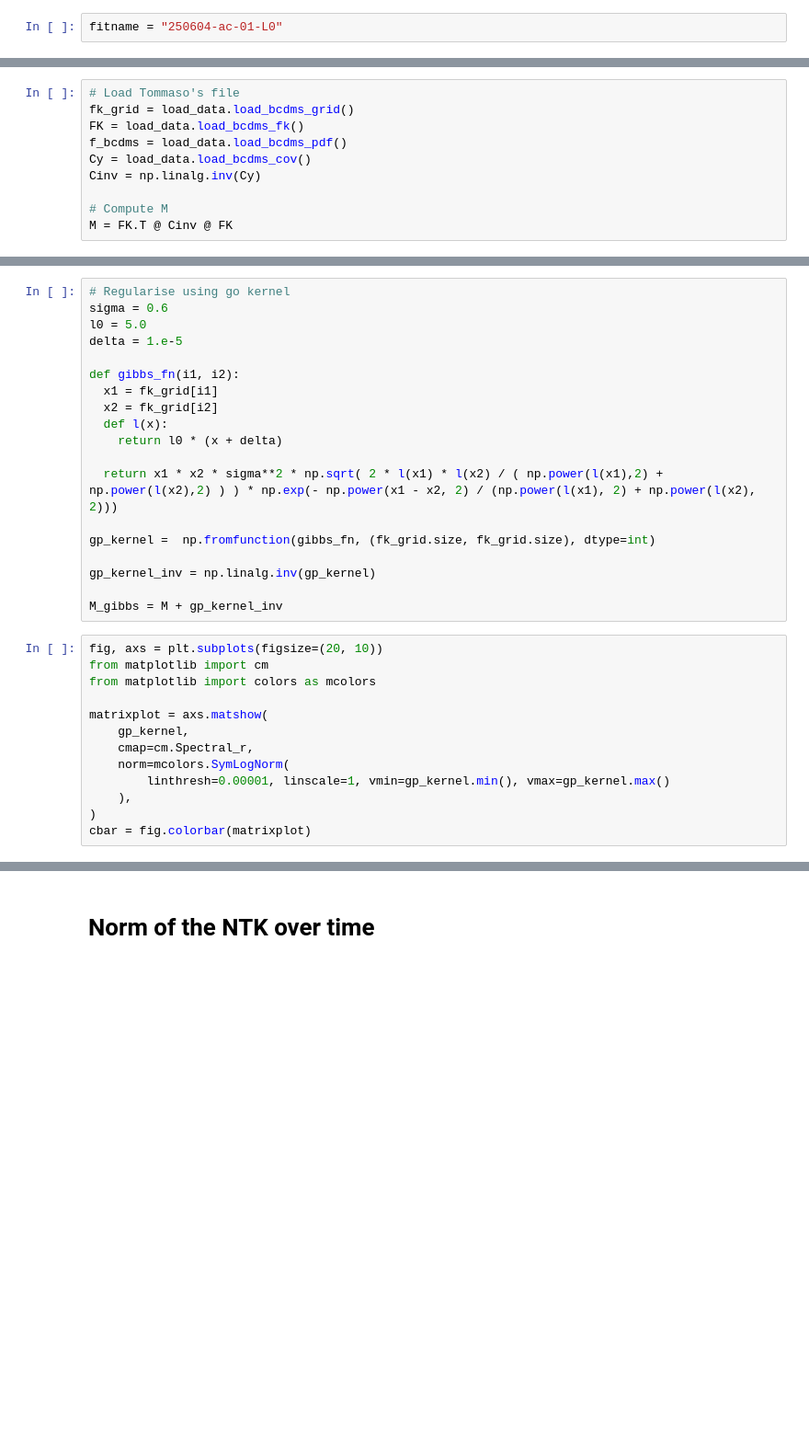
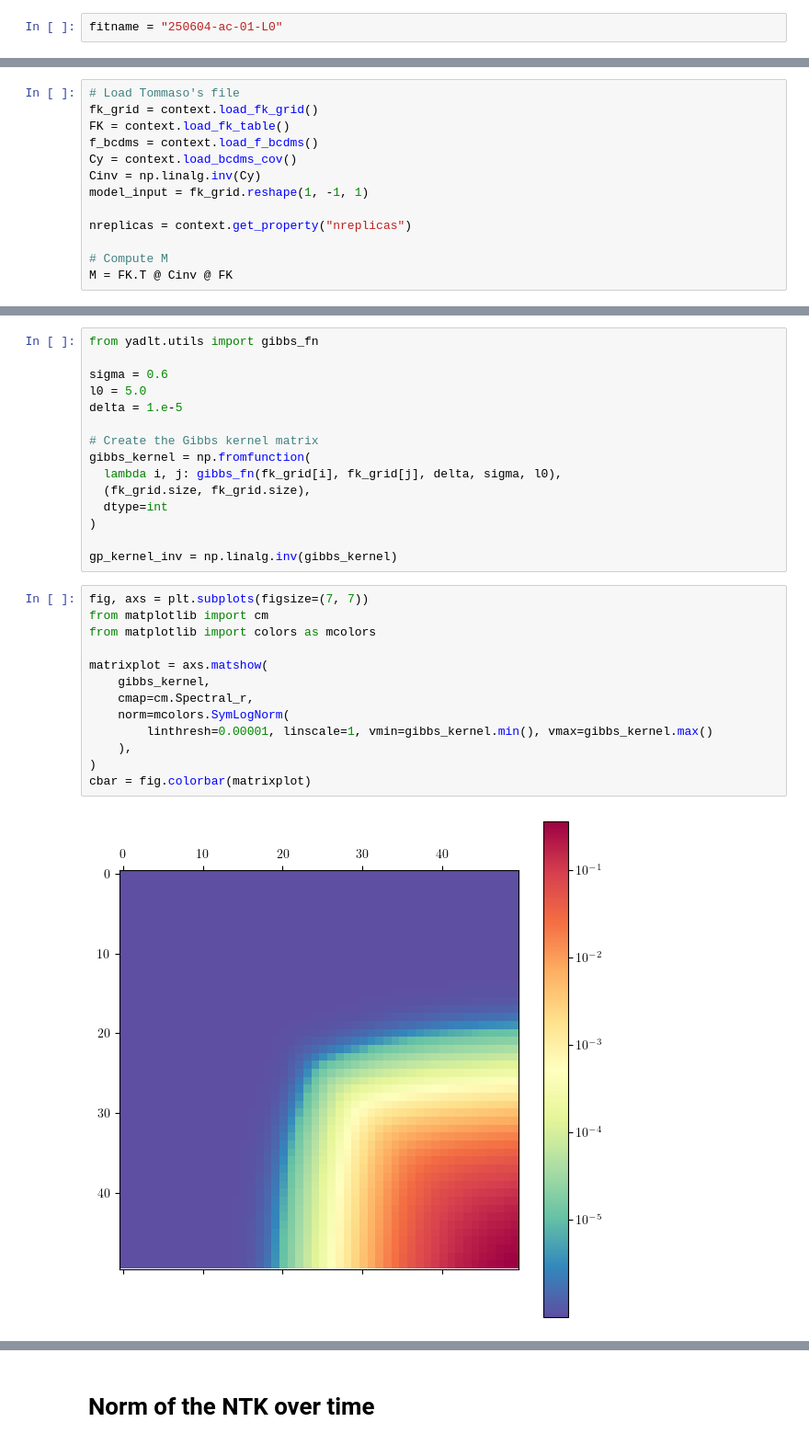
Before and after one commit to achiefa/DeepLearningTheory, a Jupyter notebook: notebooks/amedeo.ipynb, the cells around one changed output, grey strips where cells are left out. Shown at 92% size. Drawn from its saved outputs; the diff is of its cells as text; blank space fills up the shorter version.

```diff
--- a/notebooks/amedeo.ipynb
+++ b/notebooks/amedeo.ipynb
@@ -42,10 +35,13 @@ FORCE_SERIALIZATION = True
 # %%
 # Load Tommaso's file
-fk_grid = load_data.load_bcdms_grid()
-FK = load_data.load_bcdms_fk()
-f_bcdms = load_data.load_bcdms_pdf()
-Cy = load_data.load_bcdms_cov()
+fk_grid = context.load_fk_grid()
+FK = context.load_fk_table()
+f_bcdms = context.load_f_bcdms()
+Cy = context.load_bcdms_cov()
 Cinv = np.linalg.inv(Cy)
+model_input = fk_grid.reshape(1, -1, 1)
+
+nreplicas = context.get_property("nreplicas")
 
 # Compute M
 M = FK.T @ Cinv @ FK
@@ -221,32 +93,30 @@ def process_replica_by_epoch(replica_path: Path, epoch: int, tol=1e-7):
 # %%
-# Regularise using go kernel
+from yadlt.utils import gibbs_fn
+
 sigma = 0.6
 l0 = 5.0
 delta = 1.e-5
 
-def gibbs_fn(i1, i2):
-  x1 = fk_grid[i1]
-  x2 = fk_grid[i2]
-  def l(x):
-    return l0 * (x + delta)
+# Create the Gibbs kernel matrix
+gibbs_kernel = np.fromfunction(
+  lambda i, j: gibbs_fn(fk_grid[i], fk_grid[j], delta, sigma, l0),
+  (fk_grid.size, fk_grid.size),
+  dtype=int
+)
 
-  return x1 * x2 * sigma**2 * np.sqrt( 2 * l(x1) * l(x2) / ( np.power(l(x1),2) + np.power(l(x2),2) ) ) * np.exp(- np.power(x1 - x2, 2) / (np.power(l(x1), 2) + np.power(l(x2), 2)))
-
-gp_kernel =  np.fromfunction(gibbs_fn, (fk_grid.size, fk_grid.size), dtype=int)
-
-gp_kernel_inv = np.linalg.inv(gp_kernel)
-
-M_gibbs = M + gp_kernel_inv
+gp_kernel_inv = np.linalg.inv(gibbs_kernel)
 # %%
-fig, axs = plt.subplots(figsize=(20, 10))
+fig, axs = plt.subplots(figsize=(7, 7))
 from matplotlib import cm
 from matplotlib import colors as mcolors
 
 matrixplot = axs.matshow(
-    gp_kernel,
+    gibbs_kernel,
     cmap=cm.Spectral_r,
     norm=mcolors.SymLogNorm(
-        linthresh=0.00001, linscale=1, vmin=gp_kernel.min(), vmax=gp_kernel.max()
+        linthresh=0.00001, linscale=1, vmin=gibbs_kernel.min(), vmax=gibbs_kernel.max()
     ),
 )
 cbar = fig.colorbar(matrixplot)
+# %% [output]
+[figure, added]
```
Also changed, not shown: parts of 39 cells of this notebook, 54 other files.
